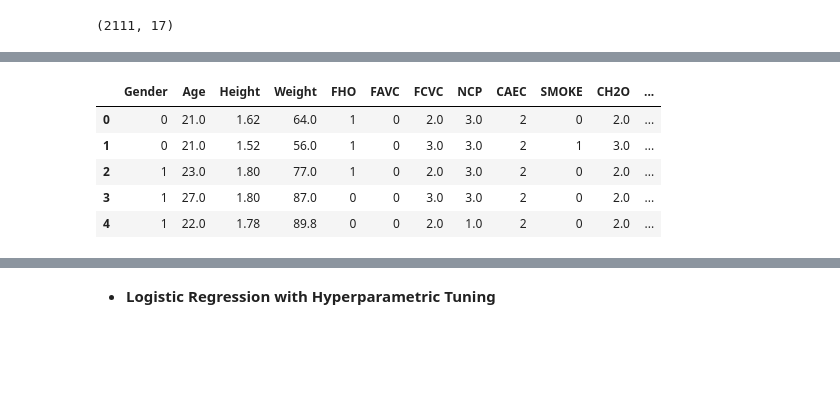
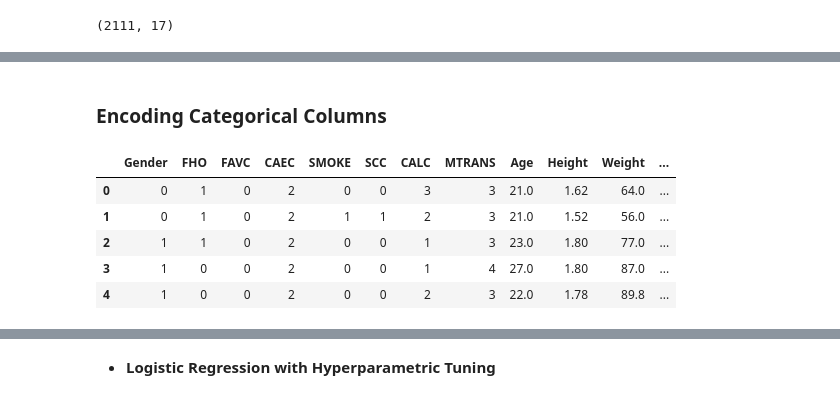
Before and after one commit to manjit-baishya-datascience/Multi-Class-Obesity-Risk-Prediction, a Jupyter notebook: obesity-risk-prediction.ipynb, the cells around one changed output, grey strips where cells are left out. Cells and saved outputs as stored; diff of their text form; code cells hidden in the pictures; blank space fills up the shorter version.

```diff
--- a/obesity-risk-prediction.ipynb
+++ b/obesity-risk-prediction.ipynb
@@ -60,18 +112,20 @@ df.columns = ['Gender', 'Age', 'Height', 'Weight', 'FHO', 'FAVC', 'FCVC', 'NCP',
+# %%
+cat_cols = ['Gender', 'FHO', 'FAVC', 'CAEC', 'SMOKE', 'SCC', 'CALC', 'MTRANS', 'Class']
+num_cols = ['Age', 'Height', 'Weight', 'FCVC', 'NCP', 'CH2O', 'FAF', 'TUE']
+# %% [markdown]
+### **Encoding Categorical Columns**
 # %%
 # encoding labels
-columns = ['Gender', 'FHO', 'CAEC', 'SMOKE', 'SCC', 'CALC', 'MTRANS', 'Class']
-
 label_encoder = LabelEncoder()
 
-for column in df.columns:
-    if df[column].dtype == 'object':
-        df[column] = label_encoder.fit_transform(df[column])
+for column in cat_cols:
+    df[column] = label_encoder.fit_transform(df[column])
+
+df.head()
+# %% [output]
+|  | Gender | FHO | FAVC | CAEC | SMOKE | SCC | CALC | MTRANS | Age | Height | Weight | ... |
+| 0 | 0 | 1 | 0 | 2 | 0 | 0 | 3 | 3 | 21.0 | 1.62 | 64.0 | ... |
+| 1 | 0 | 1 | 0 | 2 | 1 | 1 | 2 | 3 | 21.0 | 1.52 | 56.0 | ... |
+| 2 | 1 | 1 | 0 | 2 | 0 | 0 | 1 | 3 | 23.0 | 1.80 | 77.0 | ... |
+| 3 | 1 | 0 | 0 | 2 | 0 | 0 | 1 | 4 | 27.0 | 1.80 | 87.0 | ... |
+| 4 | 1 | 0 | 0 | 2 | 0 | 0 | 2 | 3 | 22.0 | 1.78 | 89.8 | ... |
-# %%
-df.head()
-# %% [output]
-|  | Gender | Age | Height | Weight | FHO | FAVC | FCVC | NCP | CAEC | SMOKE | CH2O | ... |
-| 0 | 0 | 21.0 | 1.62 | 64.0 | 1 | 0 | 2.0 | 3.0 | 2 | 0 | 2.0 | ... |
-| 1 | 0 | 21.0 | 1.52 | 56.0 | 1 | 0 | 3.0 | 3.0 | 2 | 1 | 3.0 | ... |
-| 2 | 1 | 23.0 | 1.80 | 77.0 | 1 | 0 | 2.0 | 3.0 | 2 | 0 | 2.0 | ... |
-| 3 | 1 | 27.0 | 1.80 | 87.0 | 0 | 0 | 3.0 | 3.0 | 2 | 0 | 2.0 | ... |
-| 4 | 1 | 22.0 | 1.78 | 89.8 | 0 | 0 | 2.0 | 1.0 | 2 | 0 | 2.0 | ... |
```
Also changed, not shown: parts of 60 cells of this notebook, 7 other files.
